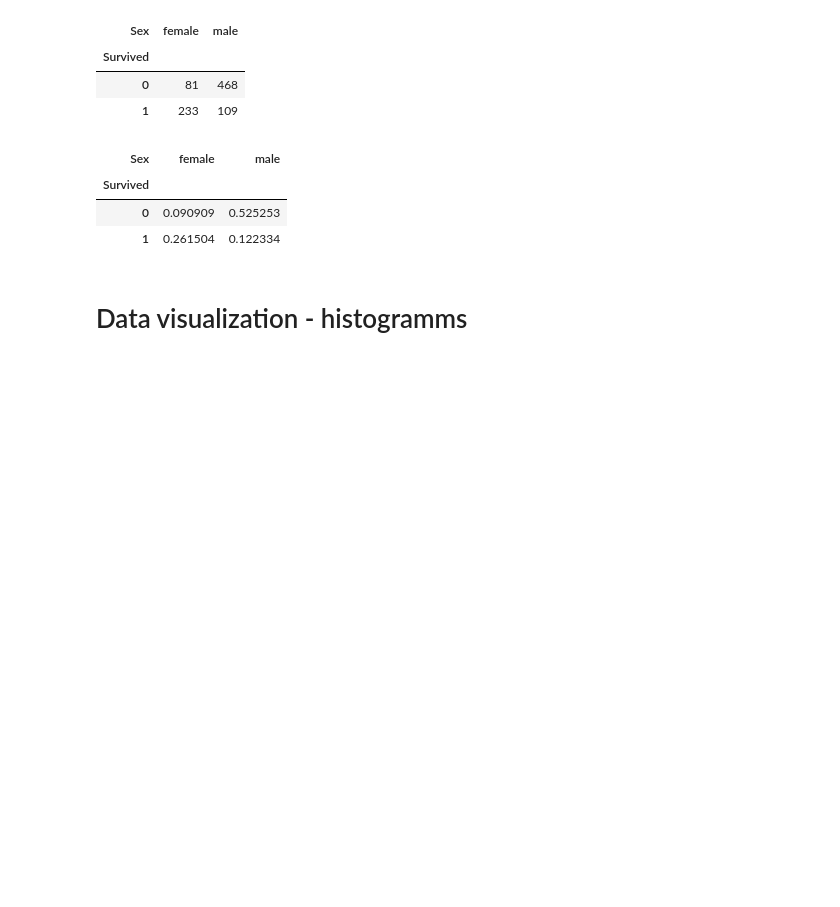
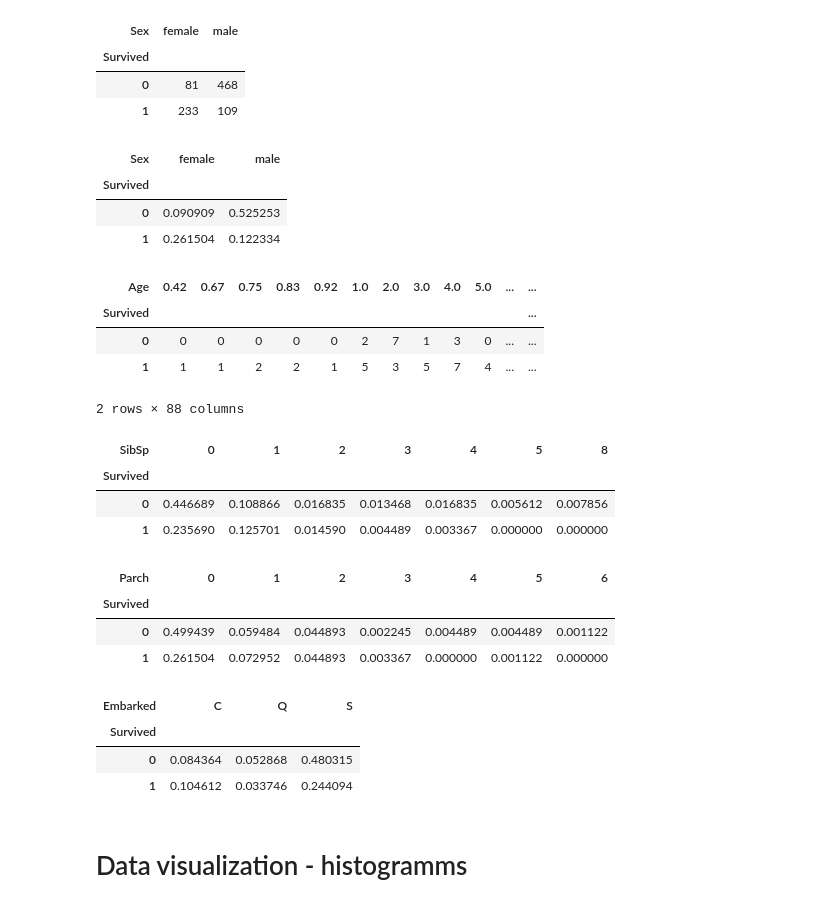
Before and after one commit to RiikkaKokko/titanic_competition, a Jupyter notebook: Titanic - basic of data analysis.ipynb, the cells around one changed output. Saved outputs shown, nothing was run; the diff lists cells and outputs as text; code cells hidden in the pictures; blank space fills up the shorter version.

```diff
--- a/Titanic - basic of data analysis.ipynb
+++ b/Titanic - basic of data analysis.ipynb
@@ -157,6 +462,39 @@ pd.crosstab(df['Survived'], df['Sex'], normalize=True)
 | Survived |  |  |
 | 0 | 0.090909 | 0.525253 |
 | 1 | 0.261504 | 0.122334 |
+# %%
+# crosstable number of age based on surviving
+pd.crosstab(df['Survived'], df['Age'])
+# %% [output]
+| Age | 0.42 | 0.67 | 0.75 | 0.83 | 0.92 | 1.0 | 2.0 | 3.0 | 4.0 | 5.0 | ... | ... |
+| Survived |  |  |  |  |  |  |  |  |  |  |  | ... |
+| 0 | 0 | 0 | 0 | 0 | 0 | 2 | 7 | 1 | 3 | 0 | ... | ... |
+| 1 | 1 | 1 | 2 | 2 | 1 | 5 | 3 | 5 | 7 | 4 | ... | ... |
+2 rows × 88 columns
+# %%
+# crosstable percentage of number of siblings based on surviving
+pd.crosstab(df['Survived'], df['SibSp'], normalize=True)
+# %% [output]
+| SibSp | 0 | 1 | 2 | 3 | 4 | 5 | 8 |
+| Survived |  |  |  |  |  |  |  |
+| 0 | 0.446689 | 0.108866 | 0.016835 | 0.013468 | 0.016835 | 0.005612 | 0.007856 |
+| 1 | 0.235690 | 0.125701 | 0.014590 | 0.004489 | 0.003367 | 0.000000 | 0.000000 |
+# %%
+# crosstable percentage of parents based on surviving
+pd.crosstab(df['Survived'], df['Parch'], normalize=True)
+# %% [output]
+| Parch | 0 | 1 | 2 | 3 | 4 | 5 | 6 |
+| Survived |  |  |  |  |  |  |  |
+| 0 | 0.499439 | 0.059484 | 0.044893 | 0.002245 | 0.004489 | 0.004489 | 0.001122 |
+| 1 | 0.261504 | 0.072952 | 0.044893 | 0.003367 | 0.000000 | 0.001122 | 0.000000 |
+# %%
+# crosstable percentage of port of embarkation based on surviving
+pd.crosstab(df['Survived'], df['Embarked'], normalize=True)
+# %% [output]
+| Embarked | C | Q | S |
+| Survived |  |  |  |
+| 0 | 0.084364 | 0.052868 | 0.480315 |
+| 1 | 0.104612 | 0.033746 | 0.244094 |
 # %% [markdown]
 # Data visualization - histogramms
 # %%
```
Also changed, not shown: parts of 40 cells of this notebook, 1 other file.
